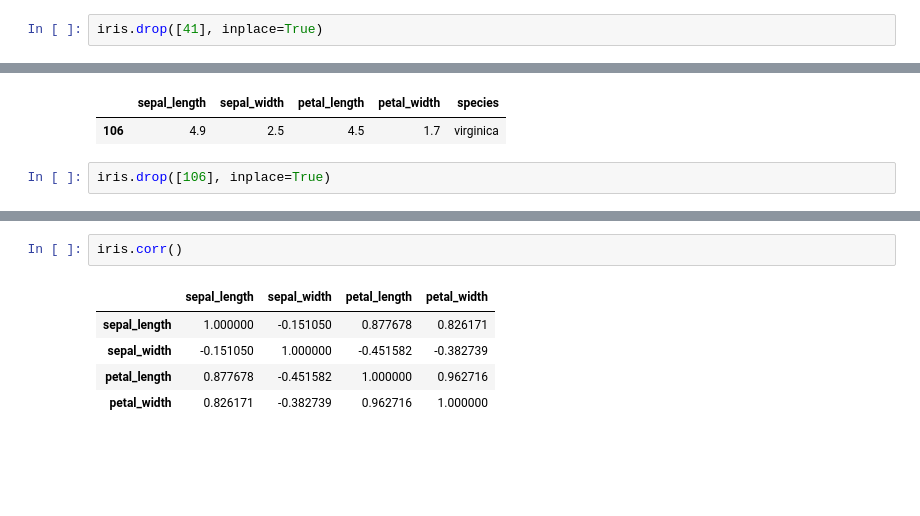
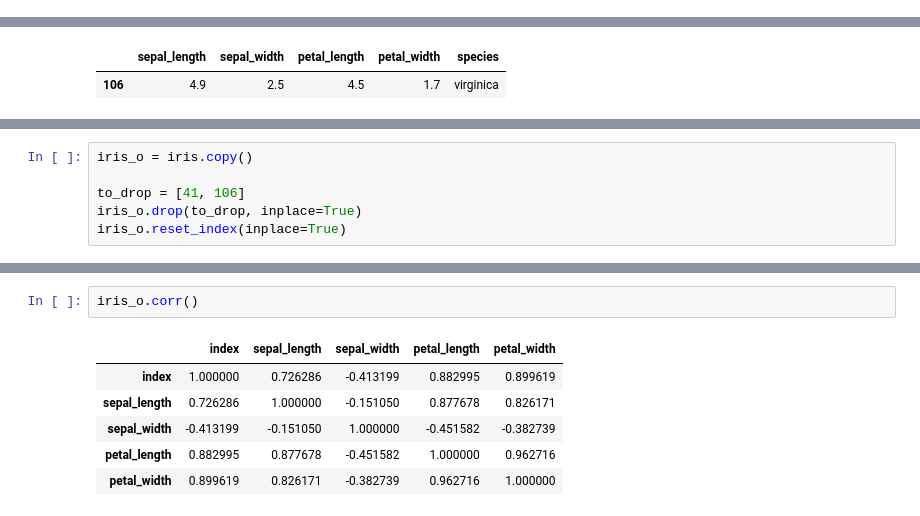
Before and after one commit to RekaCodes/iris, a Jupyter notebook: iris.ipynb, the cells around one changed output, grey strips where cells are left out. Cells and saved outputs as stored; diff of their text form; blank space fills up the shorter version.

```diff
--- a/iris.ipynb
+++ b/iris.ipynb
@@ -188,5 +196,3 @@ iris[(iris.species == 'setosa')&(iris.sepal_width <= 2.5)]
 ===Observation to Drop===
 |  | sepal_length | sepal_width | petal_length | petal_width | species |
 | 41 | 4.5 | 2.3 | 1.3 | 0.3 | setosa |
-# %%
-iris.drop([41], inplace=True)
@@ -260,5 +259,3 @@ iris[(iris.species == 'virginica')&(iris.sepal_length <= 4.9)]
 ===Observation to Drop===
 |  | sepal_length | sepal_width | petal_length | petal_width | species |
 | 106 | 4.9 | 2.5 | 4.5 | 1.7 | virginica |
-# %%
-iris.drop([106], inplace=True)
@@ -264,0 +269,6 @@ iris.drop([106], inplace=True)
+# %%
+iris_o = iris.copy()
+
+to_drop = [41, 106]
+iris_o.drop(to_drop, inplace=True)
+iris_o.reset_index(inplace=True)
@@ -297,8 +325,9 @@ We can see that the setosa species is easily distinguishable from the versicolor
 # %%
-iris.corr()
+iris_o.corr()
 # %% [output]
-|  | sepal_length | sepal_width | petal_length | petal_width |
-| sepal_length | 1.000000 | -0.151050 | 0.877678 | 0.826171 |
-| sepal_width | -0.151050 | 1.000000 | -0.451582 | -0.382739 |
-| petal_length | 0.877678 | -0.451582 | 1.000000 | 0.962716 |
-| petal_width | 0.826171 | -0.382739 | 0.962716 | 1.000000 |
+|  | index | sepal_length | sepal_width | petal_length | petal_width |
+| index | 1.000000 | 0.726286 | -0.413199 | 0.882995 | 0.899619 |
+| sepal_length | 0.726286 | 1.000000 | -0.151050 | 0.877678 | 0.826171 |
+| sepal_width | -0.413199 | -0.151050 | 1.000000 | -0.451582 | -0.382739 |
+| petal_length | 0.882995 | 0.877678 | -0.451582 | 1.000000 | 0.962716 |
+| petal_width | 0.899619 | 0.826171 | -0.382739 | 0.962716 | 1.000000 |
```
Also changed, not shown: parts of 29 cells of this notebook.
